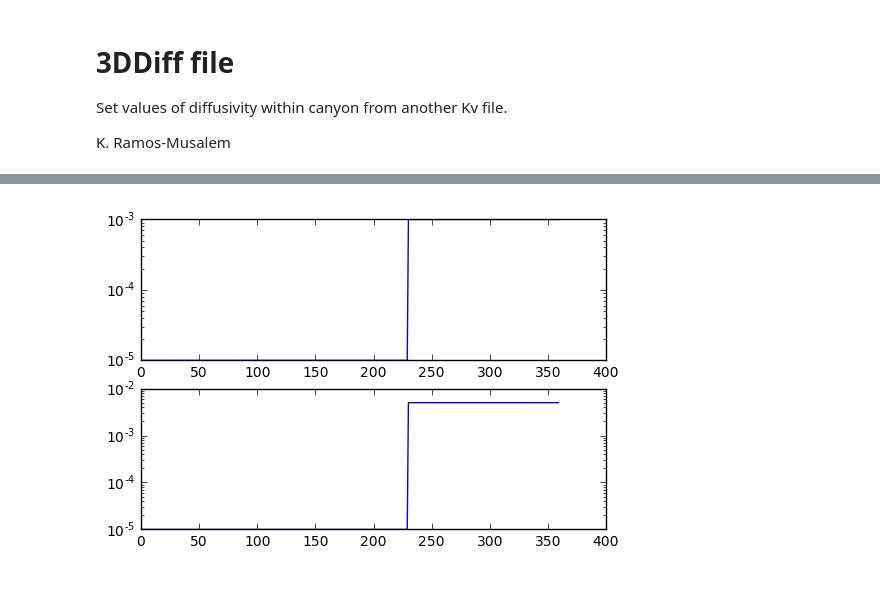
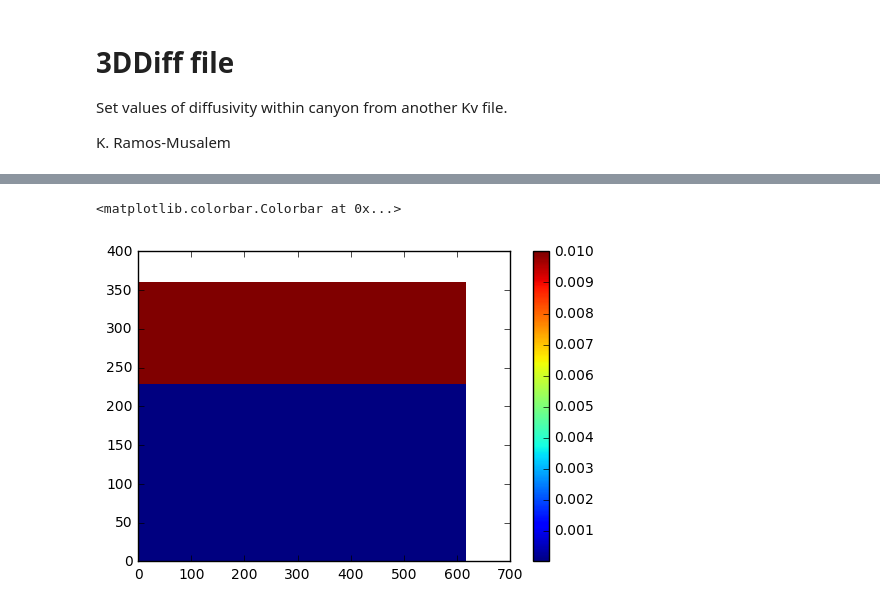
Before and after one commit to UBC-MOAD/buildcanyon, a Jupyter notebook: Stratification/GenerateDiffKrFile.ipynb, the cells around one changed output, grey strips where cells are left out. Drawn from its saved outputs; the diff is of its cells as text; code cells hidden in the pictures.

```diff
--- a/Stratification/GenerateDiffKrFile.ipynb
+++ b/Stratification/GenerateDiffKrFile.ipynb
@@ -27,2 +21,10 @@ nz = 90
+# %%
+#Input
+nx = 616
+ny = 360
+nz = 90
+
+kv_bg = 1E-5
+kv_can = 1E-2
 # %%
 ## Get grid variables
@@ -41,27 +78,16 @@ MASKhFacC = np.ma.getmask(hFacCmasked)
 # %%
-# Get Kv values from binary file
+# Check taht the values of the file are in the right order
+
 dt = np.dtype('>f8')  # float 64 big endian
 
-fileNAME = "%dx%dx%d/KrDiff1E_5_1E_3_%dzlev_%dx%d_Quad.bin" %(nx,ny,nz,nz,nx,ny)
-
-kv =np.fromfile(fileNAME, dt)
-kv_new = np.fromfile(fileNAME, dt)
-
-kv_new[kv_new == 1E-3] = 5E-3
+fileNAME = "%dx%dx%d/KrDiff1E_5_1E_2_%dzlev_%dx%d_Quad.bin" %(nx,ny,nz,nz,nx,ny)
+kv=np.fromfile(fileNAME, dt)
 
 Kv=np.reshape(kv,(nz,ny,nx),order='C')
 np.shape(Kv)
 
-Kv_new=np.reshape(kv_new,(nz,ny,nx),order='C')
-np.shape(Kv_new)
-
-fig,ax = plt.subplots(2,1)
-
-p1 = ax[0].plot(Kv[29,:,180])
-
-ax[0].set_yscale('log')
-p2 = ax[1].plot(Kv_new[29,:,180])
-ax[1].set_yscale('log')
-plt.show()
+plt.pcolor(Kv[29,:,:])
+plt.colorbar()
 # %% [output]
+<matplotlib.colorbar.Colorbar at 0x...>
-[figure, old version]
+[figure, new version]
```
Also changed, not shown: parts of 7 cells of this notebook, 4 other files.
